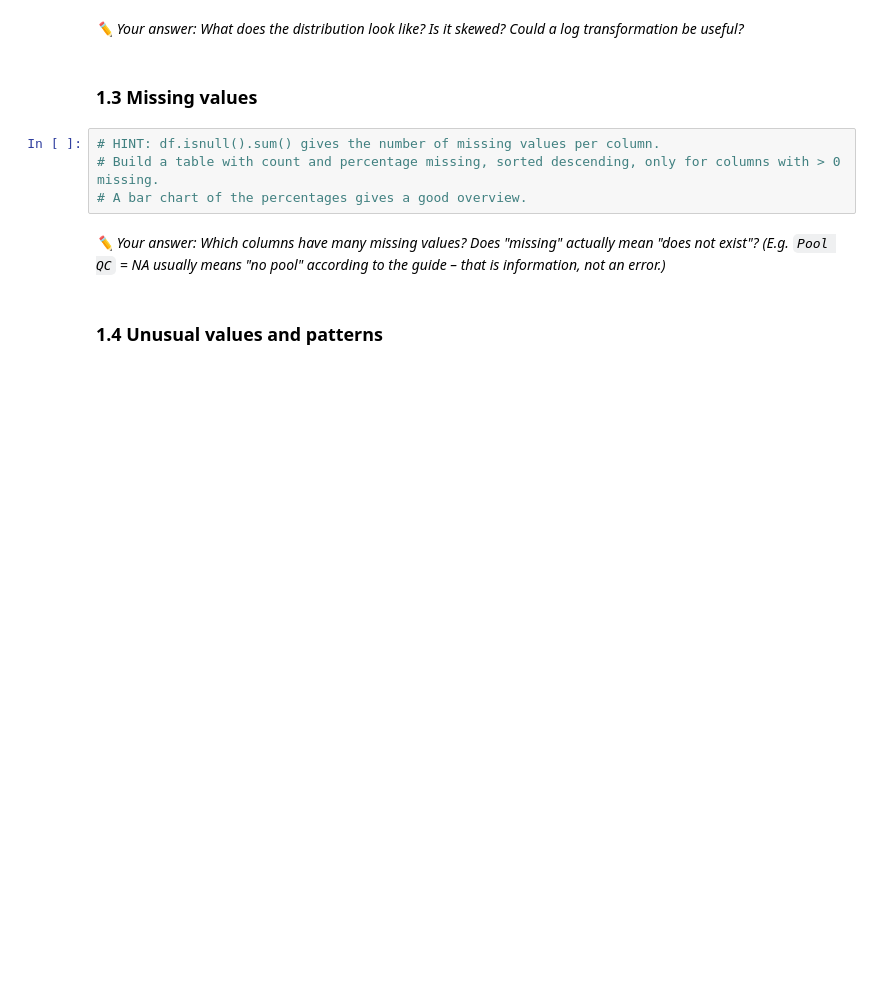
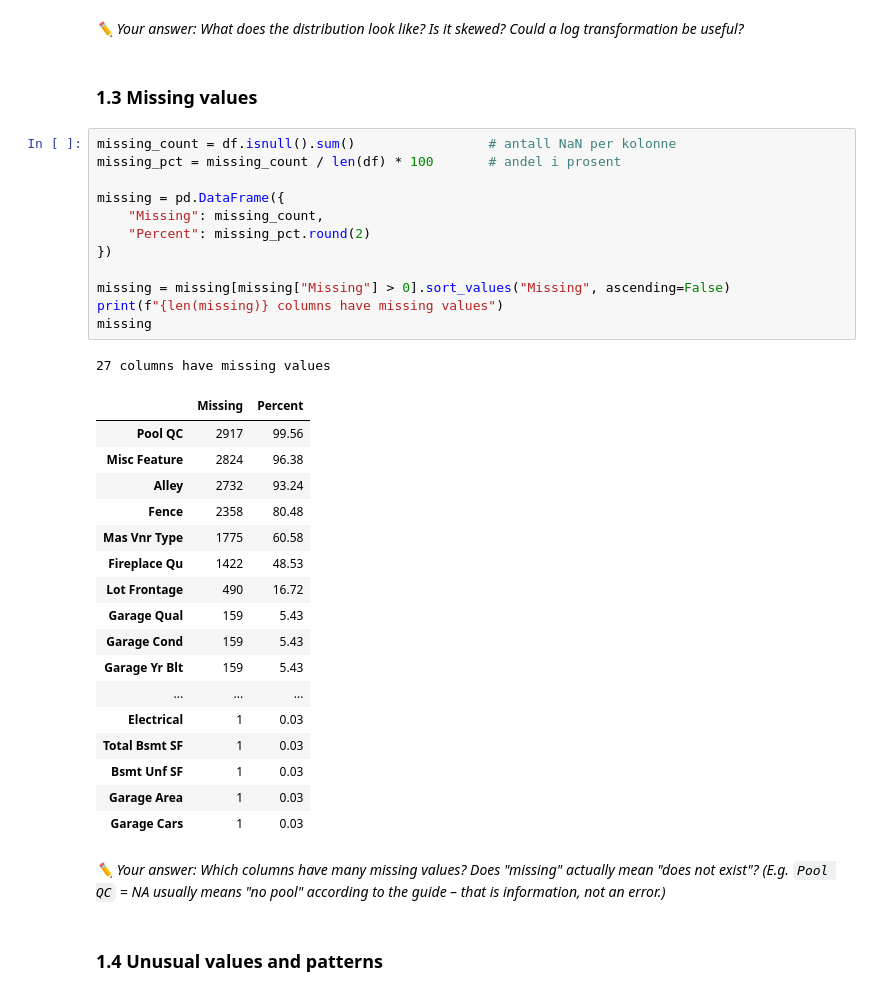
Before and after one commit to Frednos/Machine-Learning-Assignment-1, a Jupyter notebook: housing_price_prediction.ipynb, the cells around one changed output. Saved outputs shown, nothing was run; the diff lists cells and outputs as text; blank space fills up the shorter version.

```diff
--- a/housing_price_prediction.ipynb
+++ b/housing_price_prediction.ipynb
@@ -78,10 +152,37 @@ The assignment asks you to investigate:
 *✏️ Your answer: What does the distribution look like? Is it skewed? Could a log transformation be useful?*
 # %% [markdown]
 ### 1.3 Missing values
-# %%
-# HINT: df.isnull().sum() gives the number of missing values per column.
-# Build a table with count and percentage missing, sorted descending, only for columns with > 0 missing.
-# A bar chart of the percentages gives a good overview.
+# %%
+missing_count = df.isnull().sum()                 # antall NaN per kolonne
+missing_pct = missing_count / len(df) * 100       # andel i prosent
+
+missing = pd.DataFrame({
+    "Missing": missing_count,
+    "Percent": missing_pct.round(2)
+})
+
+missing = missing[missing["Missing"] > 0].sort_values("Missing", ascending=False)
+print(f"{len(missing)} columns have missing values")
+missing
+# %% [output]
+27 columns have missing values
+|  | Missing | Percent |
+| Pool QC | 2917 | 99.56 |
+| Misc Feature | 2824 | 96.38 |
+| Alley | 2732 | 93.24 |
+| Fence | 2358 | 80.48 |
+| Mas Vnr Type | 1775 | 60.58 |
+| Fireplace Qu | 1422 | 48.53 |
+| Lot Frontage | 490 | 16.72 |
+| Garage Qual | 159 | 5.43 |
+| Garage Cond | 159 | 5.43 |
+| Garage Yr Blt | 159 | 5.43 |
+| ... | ... | ... |
+| Electrical | 1 | 0.03 |
+| Total Bsmt SF | 1 | 0.03 |
+| Bsmt Unf SF | 1 | 0.03 |
+| Garage Area | 1 | 0.03 |
+| Garage Cars | 1 | 0.03 |
 # %% [markdown]
 *✏️ Your answer: Which columns have many missing values? Does "missing" actually mean "does not exist"?*
 *(E.g. `Pool QC` = NA usually means "no pool" according to the guide – that is information, not an error.)*
```
Also changed, not shown: parts of 4 cells of this notebook.
